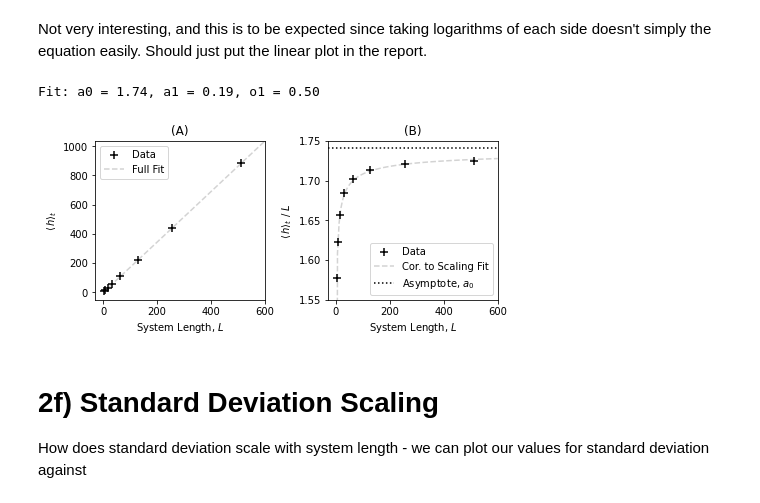
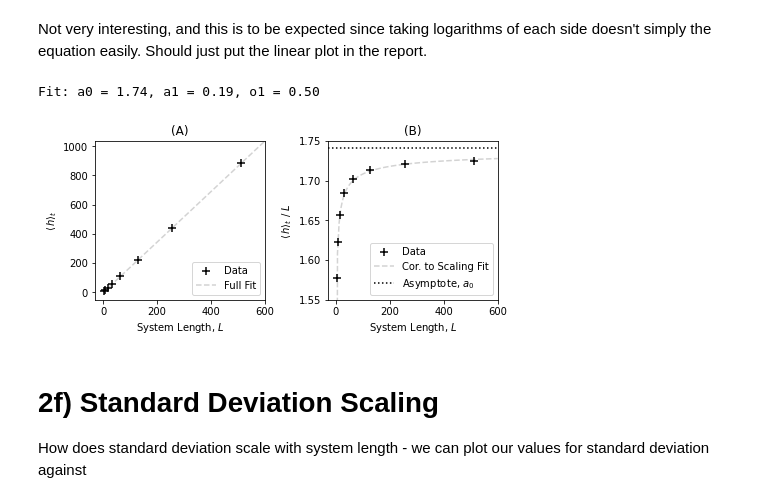
Before and after one commit to bdgrichards/oslo, a Jupyter notebook: oslo.ipynb, the cells around one changed output. Cells and saved outputs as stored; diff of their text form; code cells hidden in the pictures.

```diff
--- a/oslo.ipynb
+++ b/oslo.ipynb
@@ -462,9 +465,9 @@ Expected: 53.9, measured: 53.86
 # %% [markdown]
 # 2a) Height of the Pile
 # %%
-# measuring transient phase for L256, seems to be 50-60k cycles
+# measuring transient phase for L512, seems to be 50-60k cycles
 # since this determines the total number of cycles to run
-test_model = Model(256)
+test_model = Model(512)
 counter = 0
 while test_model.get_is_transient():
     test_model.cycle()
@@ -477,7 +478,9 @@ heights: list[list[int]] = []
 # %%
-lengths = [4, 8, 16, 32, 64, 128, 256]
-number_cycles = 80000
+lengths = [4, 8, 16, 32, 64, 128, 256, 512]
+number_cycles = 250000
+filename = 'heights.pickle'
 # %%
+heights: list[list[int]] = []
 for length in lengths:
     output = []
     model = Model(length)
@@ -486,6 +489,10 @@ for length in lengths:
         output.append(model.get_pile_height())
     heights.append(output)
     print(length, 'complete')
+
+# saving
+with open(filename, "wb") as f:
+  pickle.dump(heights, f)
 # %% [output]
 4 complete
 8 complete
@@ -497,3 +505,7 @@ for length in lengths:
+# %%
+# reload saved
+with open(filename, "rb") as f:
+  heights = pickle.load(f)
 # %%
 # linear plot
 for i in reversed(range(len(lengths))):
@@ -1909,41 +1937,41 @@ fig = plt.figure(figsize=(6.5, 3), layout="constrained")
 
 # left
 ax1 = fig.add_subplot(121)
-ax1.scatter(lengths, average_height_list, s=50, marker="+",
+ax1.scatter(lengths, average_height_list, s=50, marker="+", # type: ignore
             c="k", label="Data")  # type: ignore
 ax1.plot(x_vals, full_scaling_func(x_vals, *popt), color='lightgrey',
          linestyle='dashed', label='Full Fit', zorder=-1)
-ax1.legend()
+ax1.legend(loc='lower right')
 ax1.set_xlabel("System Length, $L$")
 ax1.set_ylabel(r"$\langle \, h \rangle_t$")
 x1, _ = ax1.get_xlim()
 y1, _ = ax1.get_ylim()
 ax1.set_xlim(x1, x_max)
 ax1.set_ylim(y1, full_scaling_func(x_max, *popt))
 ax1.set_title("(A)")
 
 # right
 ax2 = fig.add_subplot(122)
 ax2.scatter(lengths, scaled_values, s=50, marker="+",  # type: ignore
             c="k", label="Data")
 ax2.plot(x_vals, corrections_to_scaling_func(x_vals, *popt),
          label="Cor. to Scaling Fit", color="lightgrey", linestyle='dashed', zorder=-1)
 x1, _ = ax2.get_xlim()
 ax2.hlines(popt[0], x1, x_max, color='k',
            linestyle='dotted', label="Asymptote, $a_0$")
 ax2.set_xlim(x1, x_max)
 ax2.set_ylim(1.55, 1.75)
 ax2.set_yticks([1.55, 1.60, 1.65, 1.70, 1.75])
 print("Fit: a0 = %.2f, a1 = %.2f, o1 = %.2f" % (popt[0], popt[1], popt[2]))
 ax2.legend()
 ax2.set_xlabel("System Length, $L$")
 ax2.set_ylabel(r"$\langle \, h \rangle_t \,\, / \,\, L$")
 ax2.set_title("(B)")
 
 plt.savefig('corrections_to_scaling.svg', format='svg', bbox_inches='tight')
 # %% [output]
 Fit: a0 = 1.74, a1 = 0.19, o1 = 0.50
-[figure, old version]
+[figure, new version]
 # %% [markdown]
 # 2f) Standard Deviation Scaling
 
```
Also changed, not shown: parts of 43 cells of this notebook, 44 other files.
